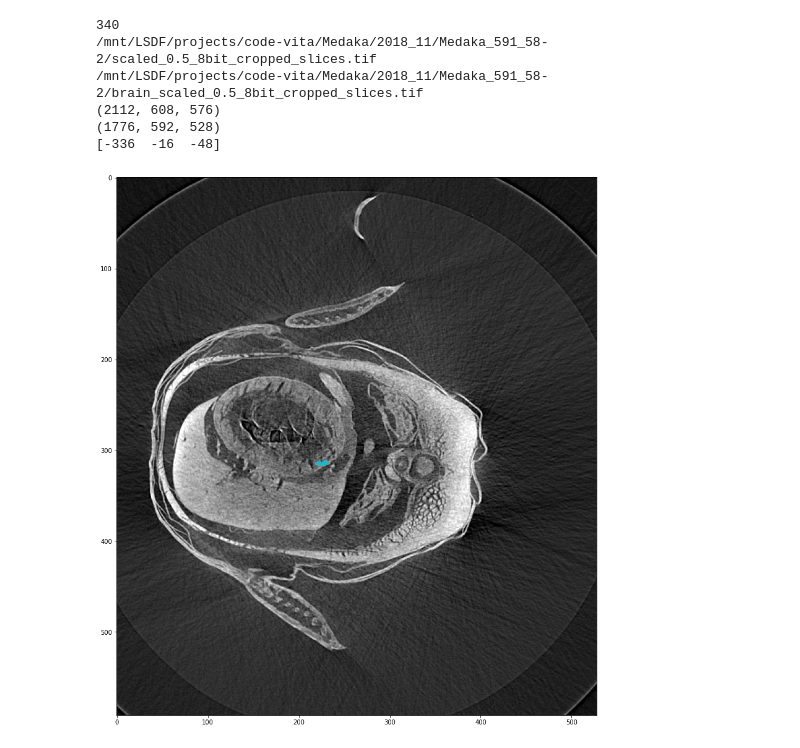
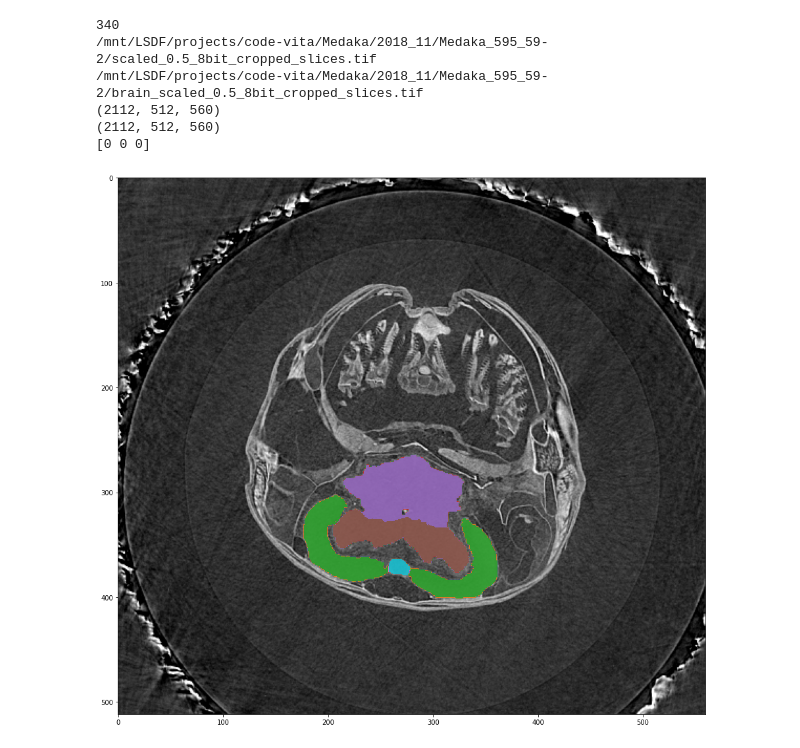
Before and after one commit to DL4XRayTomoImaging-KIT/training-repo, a Jupyter notebook: utilities/view_inference.ipynb, the cells around one changed output. Saved outputs shown, nothing was run; the diff lists cells and outputs as text; code cells hidden in the pictures.

```diff
--- a/utilities/view_inference.ipynb
+++ b/utilities/view_inference.ipynb
@@ -7,34 +7,36 @@ import matplotlib.pyplot as plt
 # %%
 img_addrs = glob('/mnt/LSDF/projects/code-vita/Medaka/2018_11/*/scaled_0.5_8bit_cropped_slices.tif')
 
 print(len(img_addrs))
-img_addr = img_addrs[4]  # addr to view
-img = tifffile.imread(res)
+img_addr = img_addrs[300]  # addr to view
+img = tifffile.imread(img_addr)
 
 dirname, filename = os.path.split(img_addr)
 res_addr = dirname + '/brain_' + filename
 print(img_addr)
 print(res_addr )
 msk = tifffile.imread(res_addr)
 
 print(img.shape)
 print(msk.shape)
 #print(np.unique(msk))
 
 ne_slc = np.where(msk.sum((1, 2))>0)[0]
+#print(ne_slc)
 slice_id = ne_slc[len(ne_slc)//2]
+#slice_id = ne_slc[-1]
 
 print(np.array(msk.shape) - np.array(img.shape))
 
 plt.figure(figsize=(16, 16))
 plt.imshow(img[slice_id], cmap='gray')
 plt.imshow(msk[slice_id], cmap='tab10', alpha=(msk[slice_id]>0)*0.9)
 plt.show()
 # %% [output]
 340
-/mnt/LSDF/projects/code-vita/Medaka/2018_11/Medaka_591_58-2/scaled_0.5_8bit_cropped_slices.tif
-/mnt/LSDF/projects/code-vita/Medaka/2018_11/Medaka_591_58-2/brain_scaled_0.5_8bit_cropped_slices.tif
-(2112, 608, 576)
-(1776, 592, 528)
-[-336  -16  -48]
+/mnt/LSDF/projects/code-vita/Medaka/2018_11/Medaka_595_59-2/scaled_0.5_8bit_cropped_slices.tif
+/mnt/LSDF/projects/code-vita/Medaka/2018_11/Medaka_595_59-2/brain_scaled_0.5_8bit_cropped_slices.tif
+(2112, 512, 560)
+(2112, 512, 560)
+[0 0 0]
-[figure, old version]
+[figure, new version]
```
Also changed, not shown: 2 other files.
